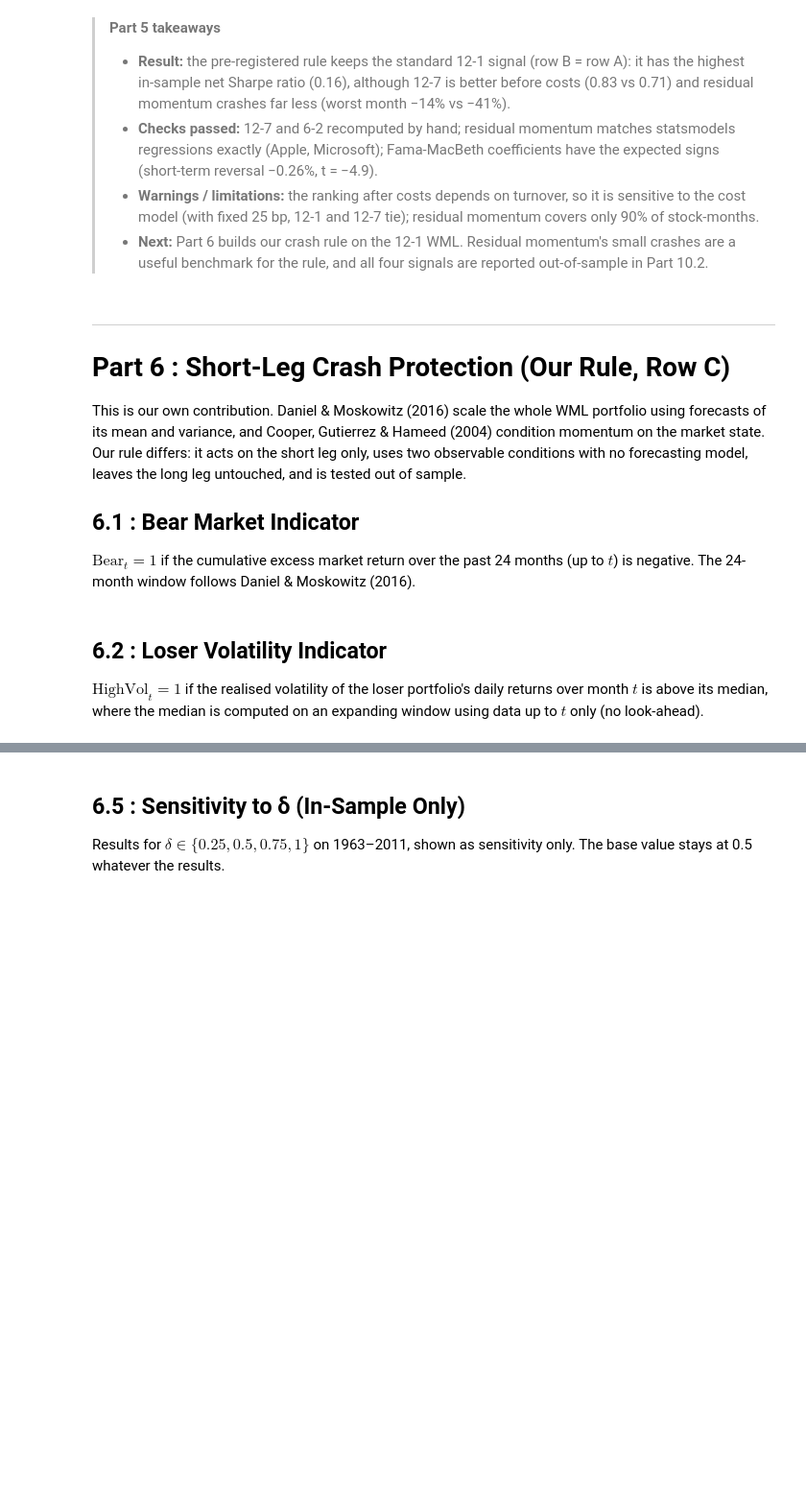
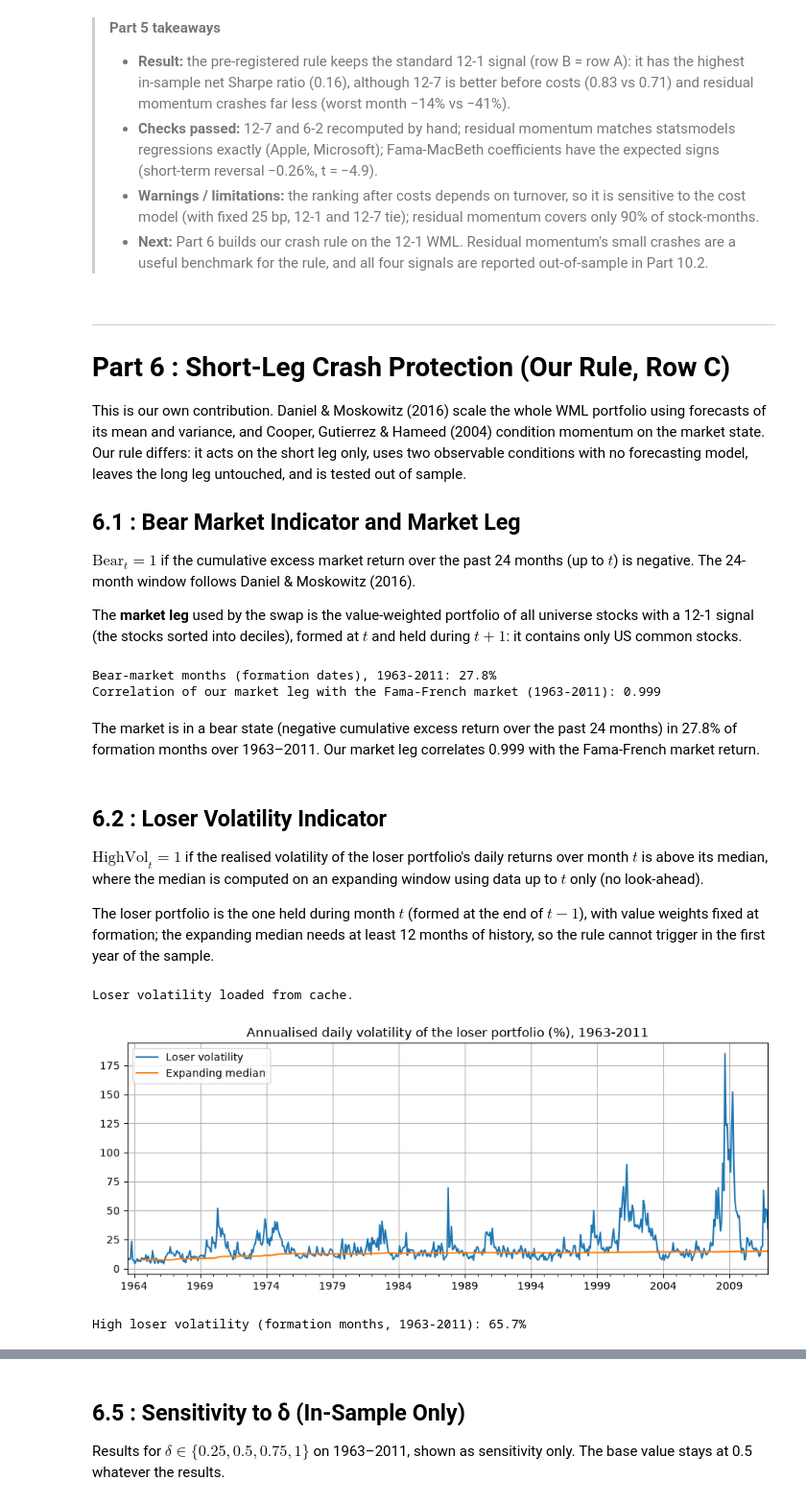
Before and after one commit to olol2/AppliedInvestments, a Jupyter notebook: Momentum_Robust_Notebook.ipynb, the cells around one changed output, grey strips where cells are left out. Shown at 96% size. Drawn from its saved outputs; the diff is of its cells as text; code cells hidden in the pictures; blank space fills up the shorter version.

```diff
--- a/Momentum_Robust_Notebook.ipynb
+++ b/Momentum_Robust_Notebook.ipynb
@@ -1729,10 +1729,78 @@ After costs, the ranking changes: shorter formation windows change composition f
 
 This is our own contribution. Daniel & Moskowitz (2016) scale the whole WML portfolio using forecasts of its mean and variance, and Cooper, Gutierrez & Hameed (2004) condition momentum on the market state. Our rule differs: it acts on the short leg only, uses two observable conditions with no forecasting model, leaves the long leg untouched, and is tested out of sample.
 
-## 6.1 : Bear Market Indicator
+## 6.1 : Bear Market Indicator and Market Leg
 
 $\text{Bear}_t = 1$ if the cumulative excess market return over the past 24 months (up to $t$) is negative. The 24-month window follows Daniel & Moskowitz (2016).
+
+The **market leg** used by the swap is the value-weighted portfolio of all universe stocks with a 12-1 signal (the stocks sorted into deciles), formed at $t$ and held during $t+1$: it contains only US common stocks.
+# %%
+# 6.1 Bear market indicator (Daniel & Moskowitz 2016): at formation date t, Bear_t = 1 if the cumulative
+# excess return of the market over the past 24 months (t-23 ... t) is negative. Known at the end of month t.
+mkt_cum24 = (1 + factors["mkt_rf"]).rolling(BEAR_WINDOW).apply(np.prod, raw=True) - 1
+bear = (mkt_cum24 < 0).astype(int).rename("bear")
+
+# Market leg used by the swap: value-weighted portfolio of all universe stocks with a 12-1 signal
+# (the same stocks that are sorted into deciles), formed at t, held during t+1. Only US common stocks.
+crsp["in_sort"] = (crsp["in_universe"] & crsp["mom_12_1"].notna() & period).astype(float)
+crsp.loc[crsp["in_sort"] == 0, "in_sort"] = np.nan
+w_market = leg_weights(crsp, "in_sort", 1.0)
+mkt_leg = (w_market.assign(x=w_market["w"] * w_market["ret_next"]).groupby("date")["x"].sum())
+mkt_leg.index = mkt_leg.index + pd.offsets.MonthEnd(1)          # date by holding month
+mkt_leg = mkt_leg.loc[SAMPLE_START:SAMPLE_END].rename("market_leg")
+
+print(f"Bear-market months (formation dates), 1963-2011: {bear.loc[SAMPLE_START - pd.offsets.MonthEnd(1):IS_END - pd.offsets.MonthEnd(1)].mean():.1%}")
+print(f"Correlation of our market leg with the Fama-French market (1963-2011): "
+      f"{mkt_leg.loc[:IS_END].corr((factors['mkt_rf'] + factors['rf']).loc[SAMPLE_START:IS_END]):.3f}")
+# %% [output]
+Bear-market months (formation dates), 1963-2011: 27.8%
+Correlation of our market leg with the Fama-French market (1963-2011): 0.999
+# %% [markdown]
+The market is in a bear state (negative cumulative excess return over the past 24 months) in 27.8% of formation months over 1963–2011. Our market leg correlates 0.999 with the Fama-French market return.
 # %% [markdown]
 ## 6.2 : Loser Volatility Indicator
 
 $\text{HighVol}_t = 1$ if the realised volatility of the loser portfolio's daily returns over month $t$ is above its median, where the median is computed on an expanding window using data up to $t$ only (no look-ahead).
+
+The loser portfolio is the one held during month $t$ (formed at the end of $t-1$), with value weights fixed at formation; the expanding median needs at least 12 months of history, so the rule cannot trigger in the first year of the sample.
+# %%
+# 6.2 Loser volatility: realised volatility of the daily returns, during month t, of the loser portfolio held in
+# month t (formed at the end of t-1, value weights fixed at formation). HighVol_t = 1 if it is above the median
+# of all PREVIOUS and current months (expanding window, at least 12 months): only data up to t is used.
+LOSER_VOL_PQ = PROCESSED / "loser_vol.parquet"
+
+if LOSER_VOL_PQ.exists():
+    loser_vol = pd.read_parquet(LOSER_VOL_PQ)["loser_vol"]
+    print("Loser volatility loaded from cache.")
+else:
+    t0 = time.time()
+    members = w_short[["date", "PERMNO", "w"]].copy()                 # losers formed at t ...
+    members["month"] = members["date"] + pd.offsets.MonthEnd(1)       # ... held during month t+1
+    permnos = members["PERMNO"].unique().tolist()
+    daily_port = []
+    for f in sorted(DAILY_PQ_DIR.glob("*.parquet")):                  # one daily file at a time (memory)
+        d = pd.read_parquet(f, filters=[("PERMNO", "in", permnos)]).dropna(subset=["DlyRet"])
+        d["month"] = pd.to_datetime(d["DlyCalDt"]) + pd.offsets.MonthEnd(0)
+        d = d.merge(members[["month", "PERMNO", "w"]], on=["month", "PERMNO"], how="inner")
+        d["wr"] = d["w"] * d["DlyRet"].astype("float64")
+        g = d.groupby(["month", "DlyCalDt"])
+        daily_port.append((g["wr"].sum() / g["w"].sum()).rename("ret"))
+    daily_port = pd.concat(daily_port)
+    loser_vol = (daily_port.groupby(level="month").std() * np.sqrt(252)).rename("loser_vol")   # annualised
+    loser_vol.to_frame().to_parquet(LOSER_VOL_PQ)
+    print(f"Loser volatility computed in {time.time() - t0:.0f} s and saved.")
+
+# Measured during month t -> known at the end of month t (formation date t)
+loser_vol_median = loser_vol.expanding(min_periods=12).median()
+high_vol = (loser_vol > loser_vol_median).astype(int).where(loser_vol_median.notna(), 0).rename("high_vol")
+
+ax = (100 * pd.DataFrame({"Loser volatility": loser_vol, "Expanding median": loser_vol_median})
+      .loc[:IS_END]).plot(figsize=(11, 4), title="Annualised daily volatility of the loser portfolio (%), 1963-2011")
+ax.set_xlabel("")
+plt.savefig(OUTPUT / "fig_6_2_loser_vol.png", dpi=150, bbox_inches="tight")
+plt.show()
+print(f"High loser volatility (formation months, 1963-2011): {high_vol.loc[:IS_END - pd.offsets.MonthEnd(1)].mean():.1%}")
+# %% [output]
+Loser volatility loaded from cache.
+[figure, added]
+High loser volatility (formation months, 1963-2011): 65.7%
```
Also changed, not shown: parts of 14 cells of this notebook, 1 other file.
